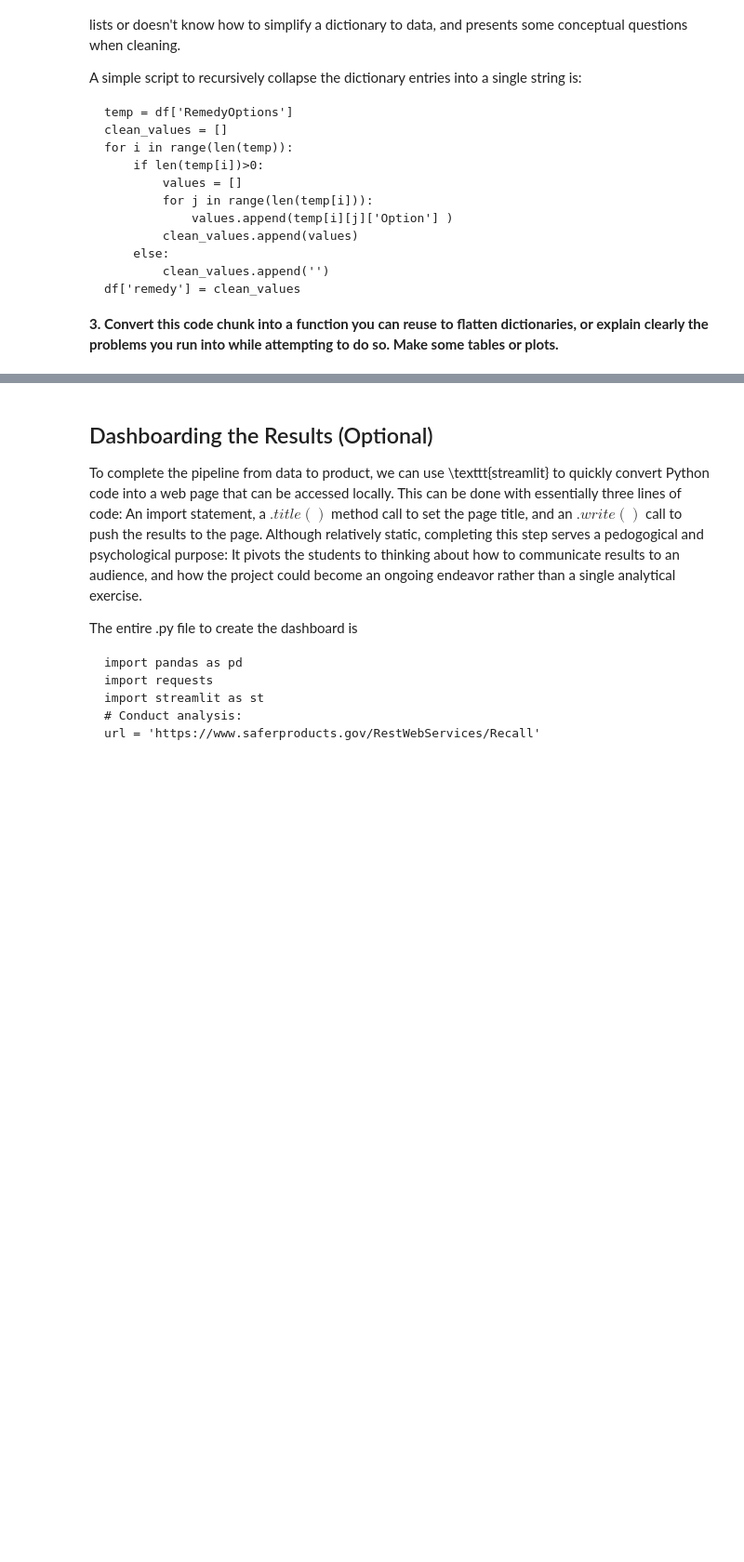
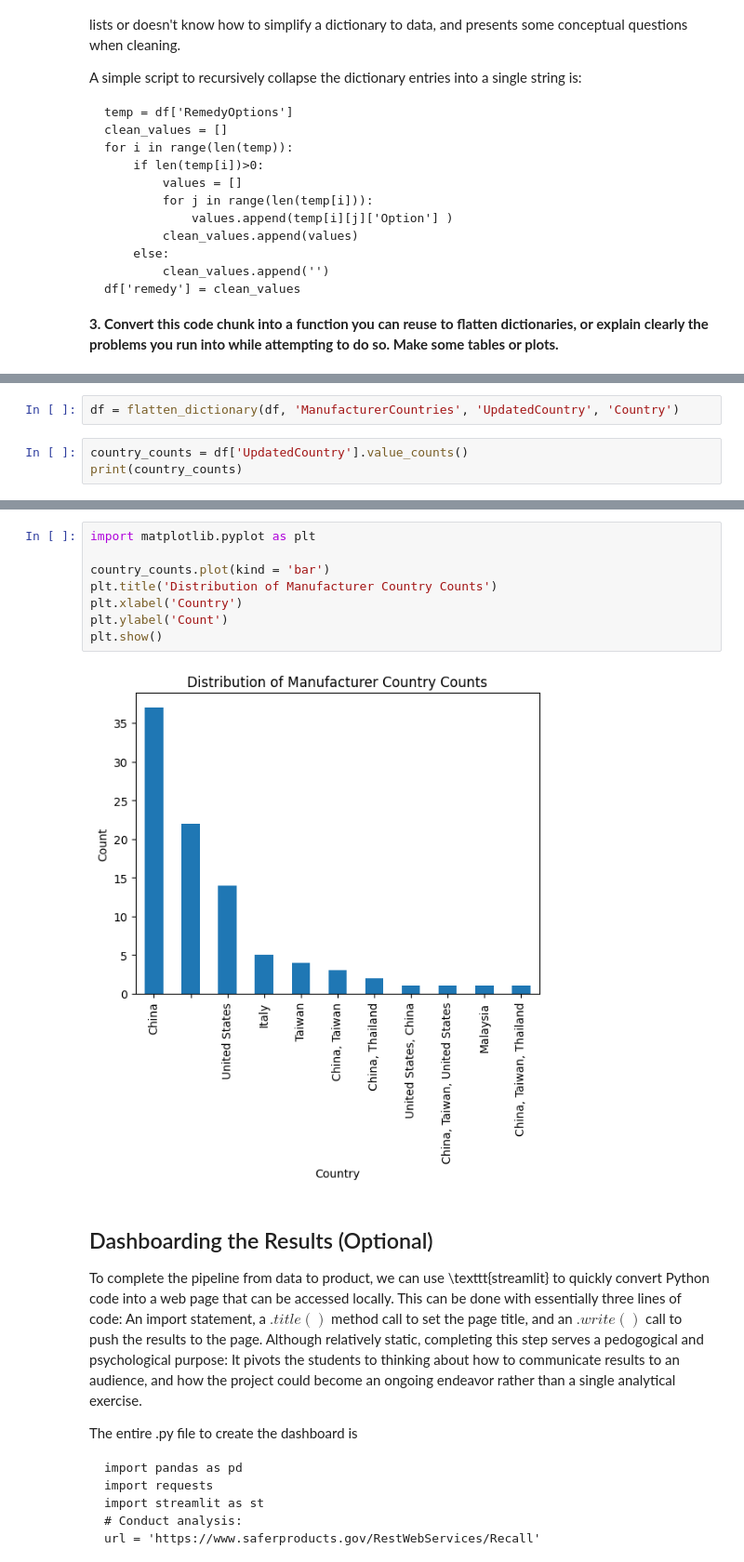
Before and after one commit to alyshaakhtar/DS3001-labs, a Jupyter notebook: 01_api_calls/assignment_notebook.ipynb, the cells around one changed output, grey strips where cells are left out. Shown at 93% size. Drawn from its saved outputs; the diff is of its cells as text; blank space fills up the shorter version.

```diff
--- a/01_api_calls/assignment_notebook.ipynb
+++ b/01_api_calls/assignment_notebook.ipynb
@@ -164,0 +283,5 @@ A simple script to recursively collapse the dictionary entries into a single str
+# %%
+df = flatten_dictionary(df, 'ManufacturerCountries', 'UpdatedCountry', 'Country')
+# %%
+country_counts = df['UpdatedCountry'].value_counts()
+print(country_counts)
@@ -165,3 +302,13 @@ A simple script to recursively collapse the dictionary entries into a single str
+# %%
+import matplotlib.pyplot as plt
+
+country_counts.plot(kind = 'bar')
+plt.title('Distribution of Manufacturer Country Counts')
+plt.xlabel('Country')
+plt.ylabel('Count')
+plt.show()
+# %% [output]
+[figure, added]
 # %% [markdown]
 ## Dashboarding the Results (Optional)
 
```
Also changed, not shown: parts of 12 cells of this notebook.
